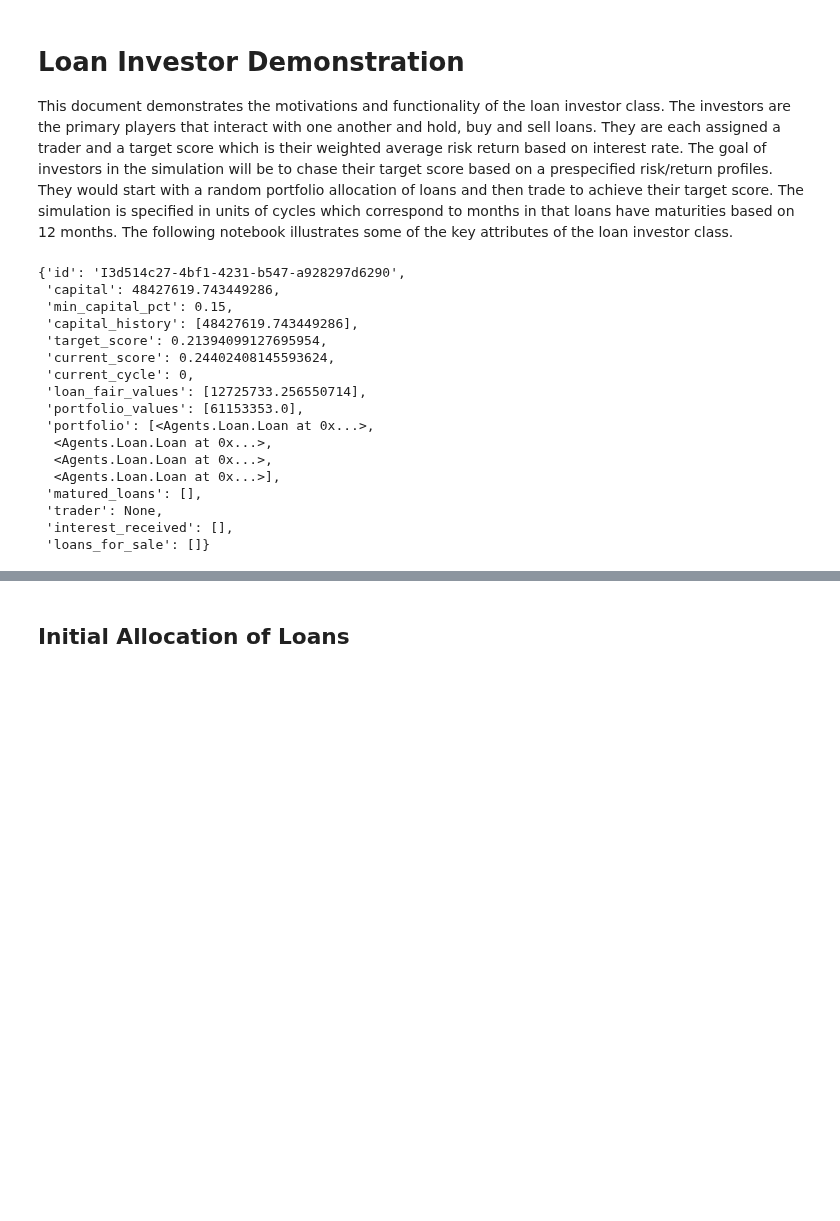
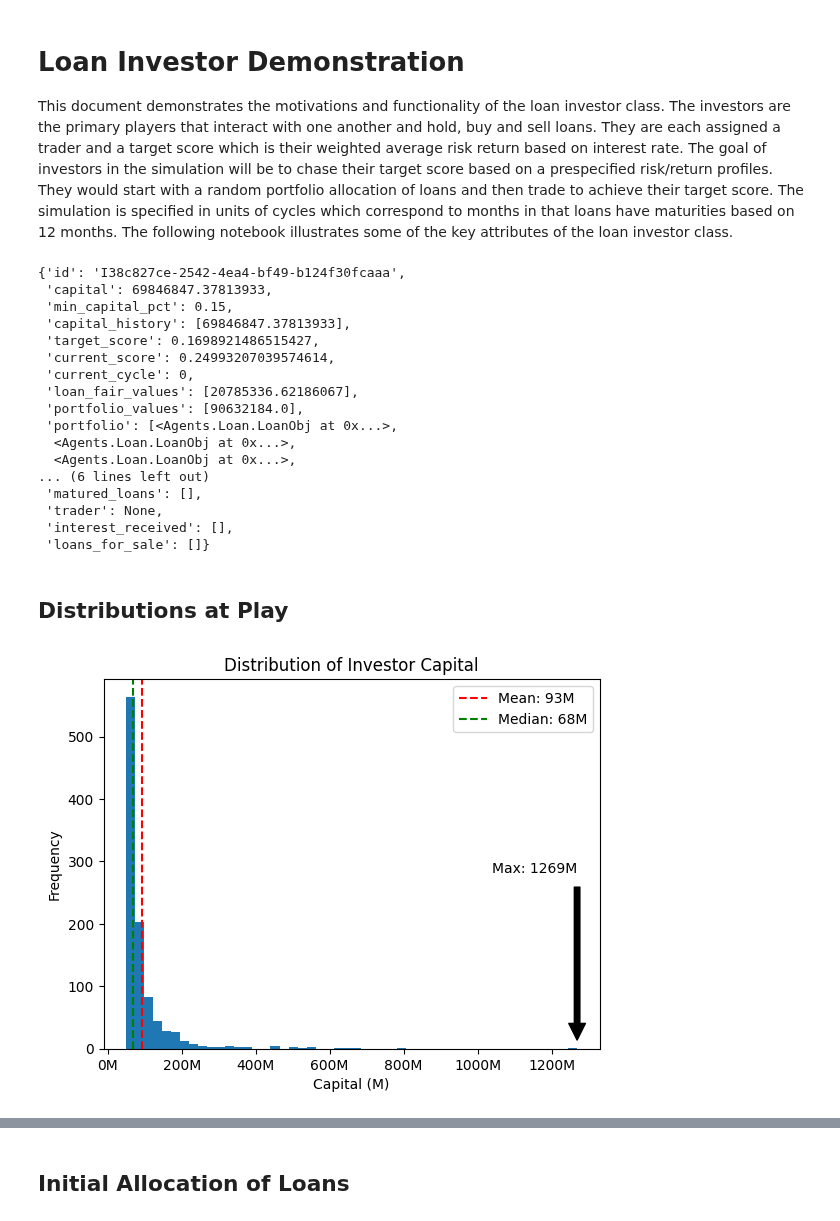
Before and after one commit to mithilpujar/capstone, a Jupyter notebook: Loan Investor Demonstration.ipynb, the cells around one changed output, grey strips where cells are left out. Drawn from its saved outputs; the diff is of its cells as text; code cells hidden in the pictures; blank space fills up the shorter version.

Commit message:
Fine tuned the target score based on capital
And added charts to the investor demonstration

```diff
--- a/Loan Investor Demonstration.ipynb
+++ b/Loan Investor Demonstration.ipynb
@@ -10,26 +12,68 @@ import matplotlib.pyplot as plt
 # %%
 # creating a set of loans to allocate to investors
-loan_list = [Loan.Loan() for i in range(1000)]
+loan_list = [Loan.LoanObj() for i in range(1000)]
 
-investor = LoanInvestor.LoanInvestor()
+investor = LoanInvestor.LoanInvestorObj()
 investor.initialize_portfolio(loan_list)
 # %%
 vars(investor)
 # %% [output]
-{'id': 'I3d514c27-4bf1-4231-b547-a928297d6290',
- 'capital': 48427619.743449286,
+{'id': 'I38c827ce-2542-4ea4-bf49-b124f30fcaaa',
+ 'capital': 69846847.37813933,
  'min_capital_pct': 0.15,
- 'capital_history': [48427619.743449286],
- 'target_score': 0.21394099127695954,
- 'current_score': 0.24402408145593624,
+ 'capital_history': [69846847.37813933],
+ 'target_score': 0.1698921486515427,
+ 'current_score': 0.24993207039574614,
  'current_cycle': 0,
- 'loan_fair_values': [12725733.256550714],
- 'portfolio_values': [61153353.0],
- 'portfolio': [<Agents.Loan.Loan at 0x...>,
-  <Agents.Loan.Loan at 0x...>,
-  <Agents.Loan.Loan at 0x...>,
-  <Agents.Loan.Loan at 0x...>],
+ 'loan_fair_values': [20785336.62186067],
+ 'portfolio_values': [90632184.0],
+ 'portfolio': [<Agents.Loan.LoanObj at 0x...>,
+  <Agents.Loan.LoanObj at 0x...>,
+  <Agents.Loan.LoanObj at 0x...>,
+... (6 lines left out)
  'matured_loans': [],
  'trader': None,
  'interest_received': [],
  'loans_for_sale': []}
+# %% [markdown]
+## Distributions at Play
+# %%
+# Generate 1000 random investors
+investor_list = [LoanInvestor.LoanInvestorObj() for i in range(1000)]
+
+# Extract the capital for all the investors
+capital = [investor.capital for investor in investor_list]
+
+# Plotting the capital and capturing histogram data
+n, bins, patches = plt.hist(capital, bins=50)
+plt.xlabel("Capital (M)")
+plt.ylabel("Frequency")
+plt.title("Distribution of Investor Capital")
+
+# Define a custom formatter function for millions
+def million_formatter(x, pos):
+    return f'{int(x / 1e6)}M'
+
+# Set the custom formatter for the x-axis
+plt.gca().xaxis.set_major_formatter(ticker.FuncFormatter(million_formatter))
+
+# Add vertical lines for mean and median
+plt.axvline(np.mean(capital), color='red', linestyle='--',
+            label=f'Mean: {million_formatter(np.mean(capital), 1)}')
+plt.axvline(np.median(capital), color='green', linestyle='--',
+            label=f'Median: {million_formatter(np.median(capital), 1)}')
+
+# Find the maximum capital value
+max_capital = max(capital)
+
+# Add an annotation for the maximum capital
+plt.annotate(f'Max: {million_formatter(max_capital, 1)}',
+             xy=(max_capital, 0),
+             xytext=(max_capital, max(n) * 0.5),
+             arrowprops=dict(facecolor='black', shrink=0.05),
+             horizontalalignment='right')
+
+plt.legend()
+plt.show()
+# %% [output]
+[figure, added]
```
Also changed, not shown: parts of 14 cells of this notebook, 2 other files.
